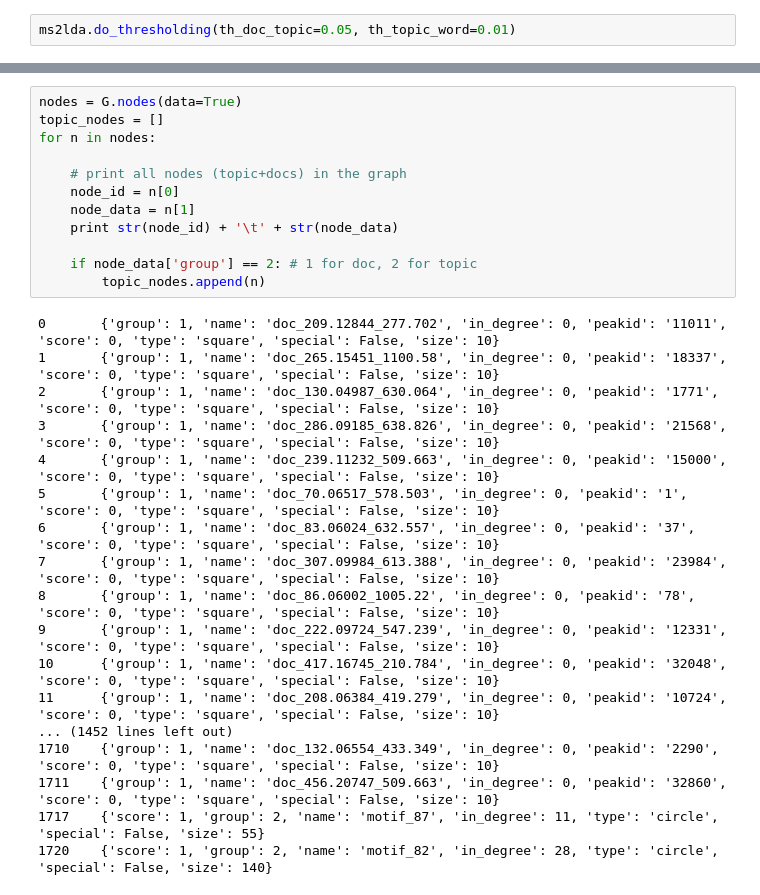
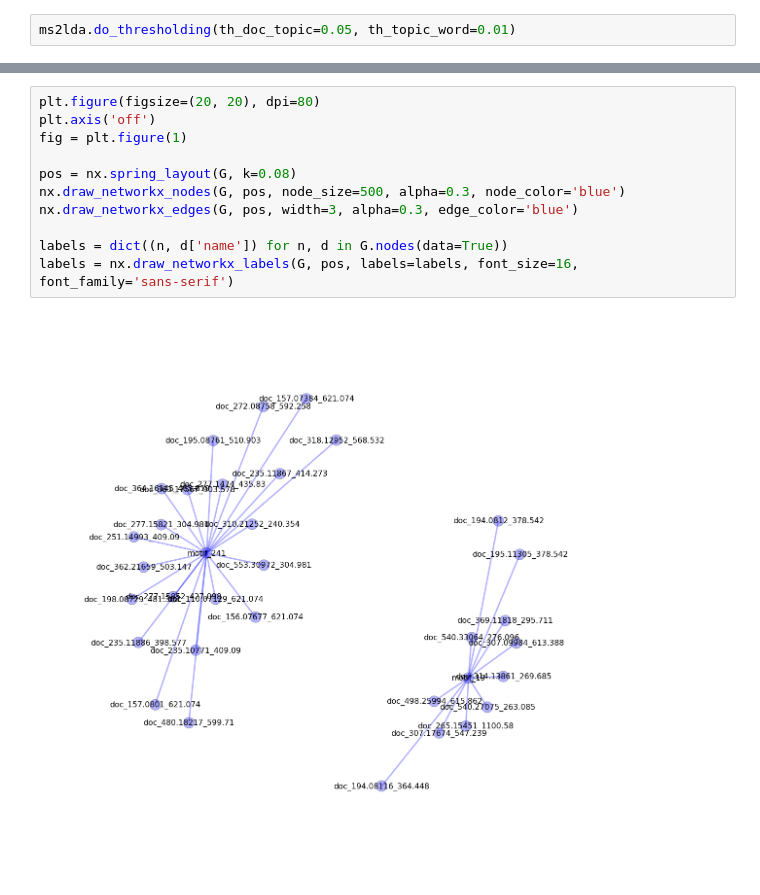
Before and after one commit to sdrogers/MS2LDA, a Jupyter notebook: notebooks/network_demo.ipynb, the cells around one changed output, grey strips where cells are left out. Saved outputs shown, nothing was run; the diff lists cells and outputs as text.

```diff
--- a/notebooks/network_demo.ipynb
+++ b/notebooks/network_demo.ipynb
@@ -100,33 +67,16 @@ Average degree:   4.4877
-# %%
-nodes = G.nodes(data=True)
-topic_nodes = []
-for n in nodes:
-
-    # print all nodes (topic+docs) in the graph
-    node_id = n[0]
-    node_data = n[1]
-    print str(node_id) + '\t' + str(node_data)
-
-    if node_data['group'] == 2: # 1 for doc, 2 for topic
-        topic_nodes.append(n)
-# %% [output]
-0       {'group': 1, 'name': 'doc_209.12844_277.702', 'in_degree': 0, 'peakid': '11011', 'score': 0, 'type': 'square', 'special': False, 'size': 10}
-1       {'group': 1, 'name': 'doc_265.15451_1100.58', 'in_degree': 0, 'peakid': '18337', 'score': 0, 'type': 'square', 'special': False, 'size': 10}
-2       {'group': 1, 'name': 'doc_130.04987_630.064', 'in_degree': 0, 'peakid': '1771', 'score': 0, 'type': 'square', 'special': False, 'size': 10}
-3       {'group': 1, 'name': 'doc_286.09185_638.826', 'in_degree': 0, 'peakid': '21568', 'score': 0, 'type': 'square', 'special': False, 'size': 10}
-4       {'group': 1, 'name': 'doc_239.11232_509.663', 'in_degree': 0, 'peakid': '15000', 'score': 0, 'type': 'square', 'special': False, 'size': 10}
-5       {'group': 1, 'name': 'doc_70.06517_578.503', 'in_degree': 0, 'peakid': '1', 'score': 0, 'type': 'square', 'special': False, 'size': 10}
-6       {'group': 1, 'name': 'doc_83.06024_632.557', 'in_degree': 0, 'peakid': '37', 'score': 0, 'type': 'square', 'special': False, 'size': 10}
-7       {'group': 1, 'name': 'doc_307.09984_613.388', 'in_degree': 0, 'peakid': '23984', 'score': 0, 'type': 'square', 'special': False, 'size': 10}
-8       {'group': 1, 'name': 'doc_86.06002_1005.22', 'in_degree': 0, 'peakid': '78', 'score': 0, 'type': 'square', 'special': False, 'size': 10}
-9       {'group': 1, 'name': 'doc_222.09724_547.239', 'in_degree': 0, 'peakid': '12331', 'score': 0, 'type': 'square', 'special': False, 'size': 10}
-10      {'group': 1, 'name': 'doc_417.16745_210.784', 'in_degree': 0, 'peakid': '32048', 'score': 0, 'type': 'square', 'special': False, 'size': 10}
-11      {'group': 1, 'name': 'doc_208.06384_419.279', 'in_degree': 0, 'peakid': '10724', 'score': 0, 'type': 'square', 'special': False, 'size': 10}
-... (1452 lines left out)
-1710    {'group': 1, 'name': 'doc_132.06554_433.349', 'in_degree': 0, 'peakid': '2290', 'score': 0, 'type': 'square', 'special': False, 'size': 10}
-1711    {'group': 1, 'name': 'doc_456.20747_509.663', 'in_degree': 0, 'peakid': '32860', 'score': 0, 'type': 'square', 'special': False, 'size': 10}
-1717    {'score': 1, 'group': 2, 'name': 'motif_87', 'in_degree': 11, 'type': 'circle', 'special': False, 'size': 55}
-1720    {'score': 1, 'group': 2, 'name': 'motif_82', 'in_degree': 28, 'type': 'circle', 'special': False, 'size': 140}
+# %%
+plt.figure(figsize=(20, 20), dpi=80)
+plt.axis('off')
+fig = plt.figure(1)
+
+pos = nx.spring_layout(G, k=0.08)
+nx.draw_networkx_nodes(G, pos, node_size=500, alpha=0.3, node_color='blue')
+nx.draw_networkx_edges(G, pos, width=3, alpha=0.3, edge_color='blue')
+
+labels = dict((n, d['name']) for n, d in G.nodes(data=True))
+labels = nx.draw_networkx_labels(G, pos, labels=labels, font_size=16, font_family='sans-serif')
+# %% [output]
+[figure, added]
 # %%
 for n in topic_nodes:
 
```
Also changed, not shown: parts of 8 cells of this notebook, 3 other files.
